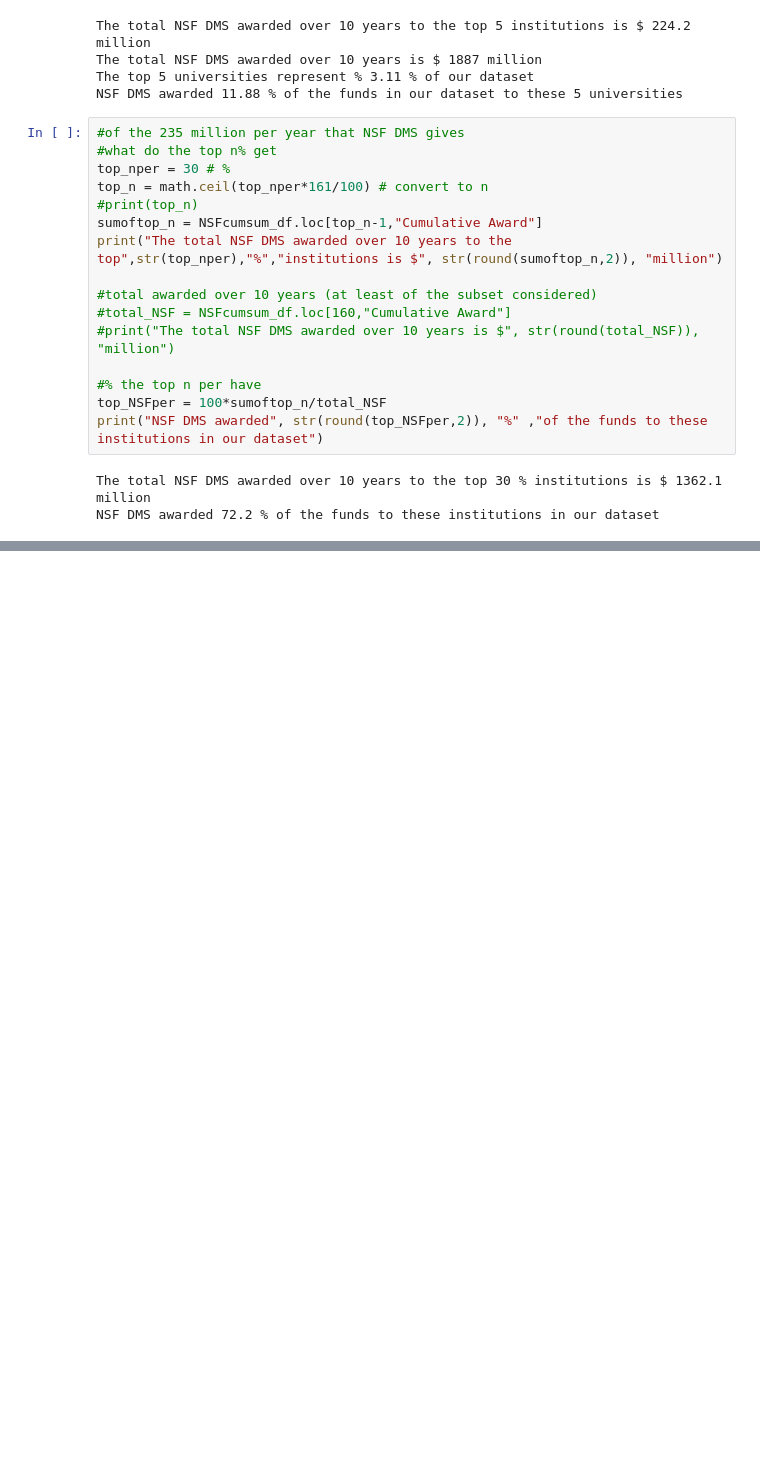
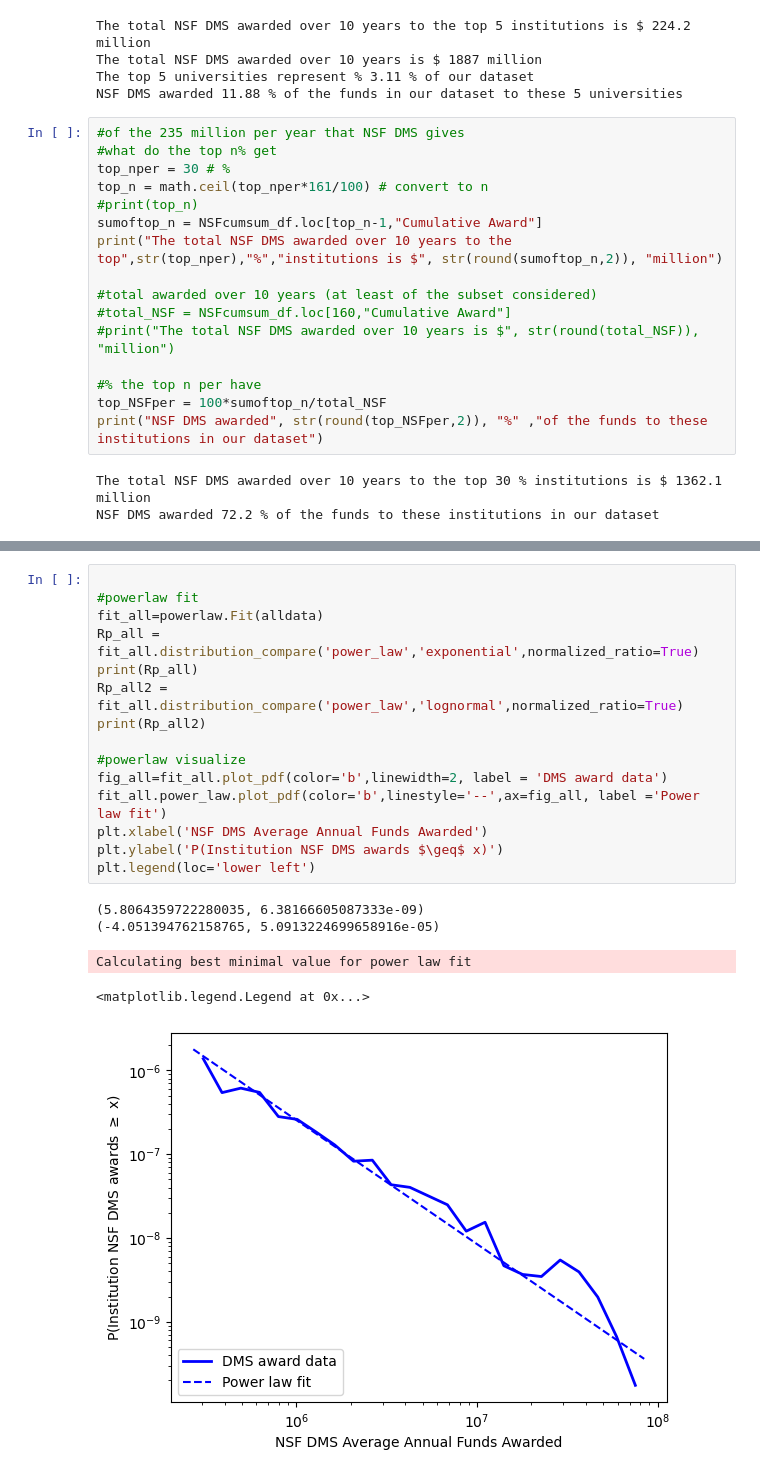
Before and after one commit to DAAAAMNSocialJustice/metamath, a Jupyter notebook: AMM/analysis_fixpw.ipynb, the cells around one changed output, grey strips where cells are left out. Drawn from its saved outputs; the diff is of its cells as text; blank space fills up the shorter version.

```diff
--- a/AMM/analysis_fixpw.ipynb
+++ b/AMM/analysis_fixpw.ipynb
@@ -541,0 +546,21 @@ Calculating best minimal value for power law fit
+# %%
+
+#powerlaw fit
+fit_all=powerlaw.Fit(alldata)
+Rp_all = fit_all.distribution_compare('power_law','exponential',normalized_ratio=True)
+print(Rp_all)
+Rp_all2 = fit_all.distribution_compare('power_law','lognormal',normalized_ratio=True)
+print(Rp_all2)
+
+#powerlaw visualize
+fig_all=fit_all.plot_pdf(color='b',linewidth=2, label = 'DMS award data')
+fit_all.power_law.plot_pdf(color='b',linestyle='--',ax=fig_all, label ='Power law fit')
+plt.xlabel('NSF DMS Average Annual Funds Awarded')
+plt.ylabel('P(Institution NSF DMS awards $\geq$ x)')
+plt.legend(loc='lower left')
+# %% [output]
+(5.8064359722280035, 6.38166605087333e-09)
+(-4.051394762158765, 5.0913224699658916e-05)
+Calculating best minimal value for power law fit
+<matplotlib.legend.Legend at 0x...>
+[figure, added]
```
Also changed, not shown: parts of 2 cells of this notebook.
